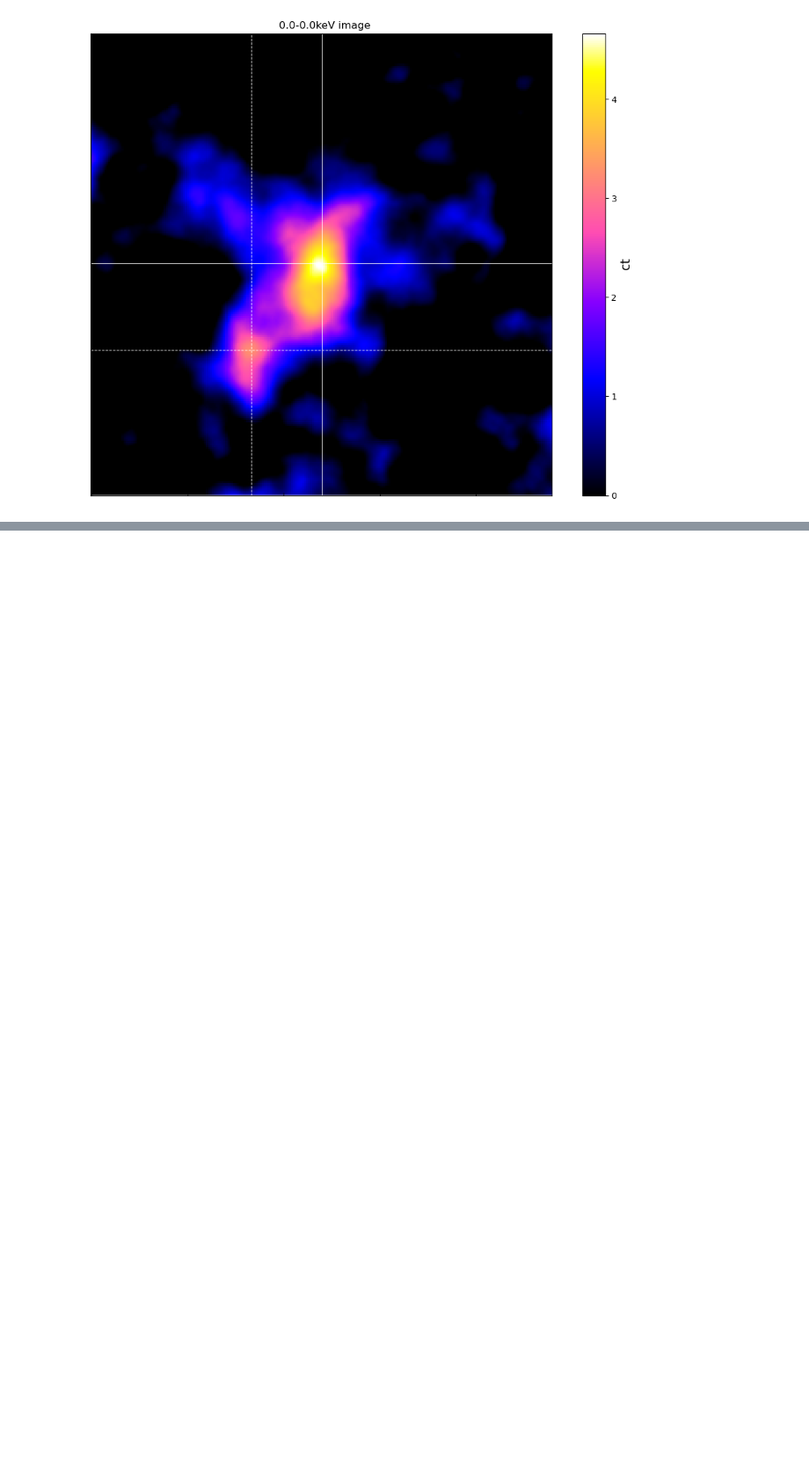
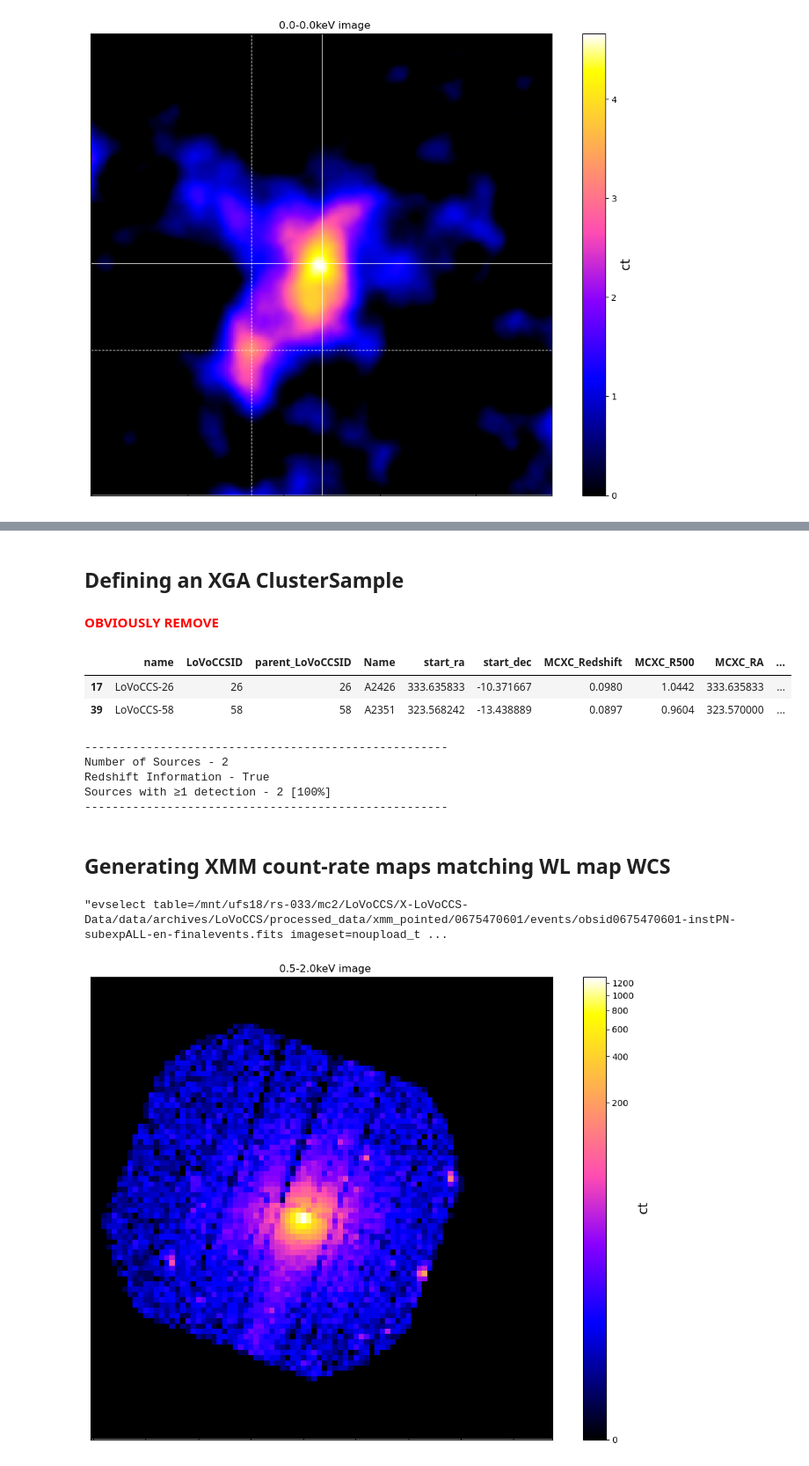
Before and after one commit to LoVoCCS/X-LoVoCCS-Analyses, a Jupyter notebook: notebooks/property_maps/xray_weaklensing_correlation.ipynb, the cells around one changed output, grey strips where cells are left out. Shown at 88% size. Cells and saved outputs as stored; diff of their text form; code cells hidden in the pictures; blank space fills up the shorter version.

```diff
--- a/notebooks/property_maps/xray_weaklensing_correlation.ipynb
+++ b/notebooks/property_maps/xray_weaklensing_correlation.ipynb
@@ -126,0 +201,2 @@ $6.0459783 \; \mathrm{}$
+# %% [markdown]
+## Defining an XGA ClusterSample
@@ -126,0 +205,31 @@ $6.0459783 \; \mathrm{}$
+# %% [markdown]
+**<span style="color:red">OBVIOUSLY REMOVE</span>**
+# %%
+xlovoccs_samp = xlovoccs_samp[xlovoccs_samp['name'].isin(['LoVoCCS-26', 'LoVoCCS-58'])]
+xlovoccs_samp
+# %% [output]
+|  | name | LoVoCCSID | parent_LoVoCCSID | Name | start_ra | start_dec | MCXC_Redshift | MCXC_R500 | MCXC_RA | ... |
+| 17 | LoVoCCS-26 | 26 | 26 | A2426 | 333.635833 | -10.371667 | 0.0980 | 1.0442 | 333.635833 | ... |
+| 39 | LoVoCCS-58 | 58 | 58 | A2351 | 323.568242 | -13.438889 | 0.0897 | 0.9604 | 323.570000 | ... |
+# %%
+srcs = ClusterSample(xlovoccs_samp['start_ra'].values, xlovoccs_samp['start_dec'].values, xlovoccs_samp['MCXC_Redshift'].values,
+                     xlovoccs_samp['name'].values, r500=Quantity(xlovoccs_samp['MCXC_R500'].values, 'Mpc'), use_peak=False,
+                     clean_obs=False, cosmology=lovoccs_cosmo)
+srcs.info()
+# %% [output]
+-----------------------------------------------------
+Number of Sources - 2
+Redshift Information - True
+Sources with ≥1 detection - 2 [100%]
+-----------------------------------------------------
+# %% [markdown]
+## Generating XMM count-rate maps matching WL map WCS
+# %%
+generate_wcs_matched_xmm_prod(srcs[0], Quantity(0.5, 'keV'), Quantity(2.0, 'keV'), wl_snr_map)
+# %% [output]
+"evselect table=/mnt/ufs18/rs-033/mc2/LoVoCCS/X-LoVoCCS-Data/data/archives/LoVoCCS/processed_data/xmm_pointed/0675470601/events/obsid0675470601-instPN-subexpALL-en-finalevents.fits imageset=noupload_t ...
+# %%
+testo = Image('noupload_testo.fits', '', '', '', '', '', Quantity(0.5, 'keV'), Quantity(2.0, 'keV'))
+testo.view()
+# %% [output]
+[figure, added]
```
Also changed, not shown: parts of 27 cells of this notebook.
